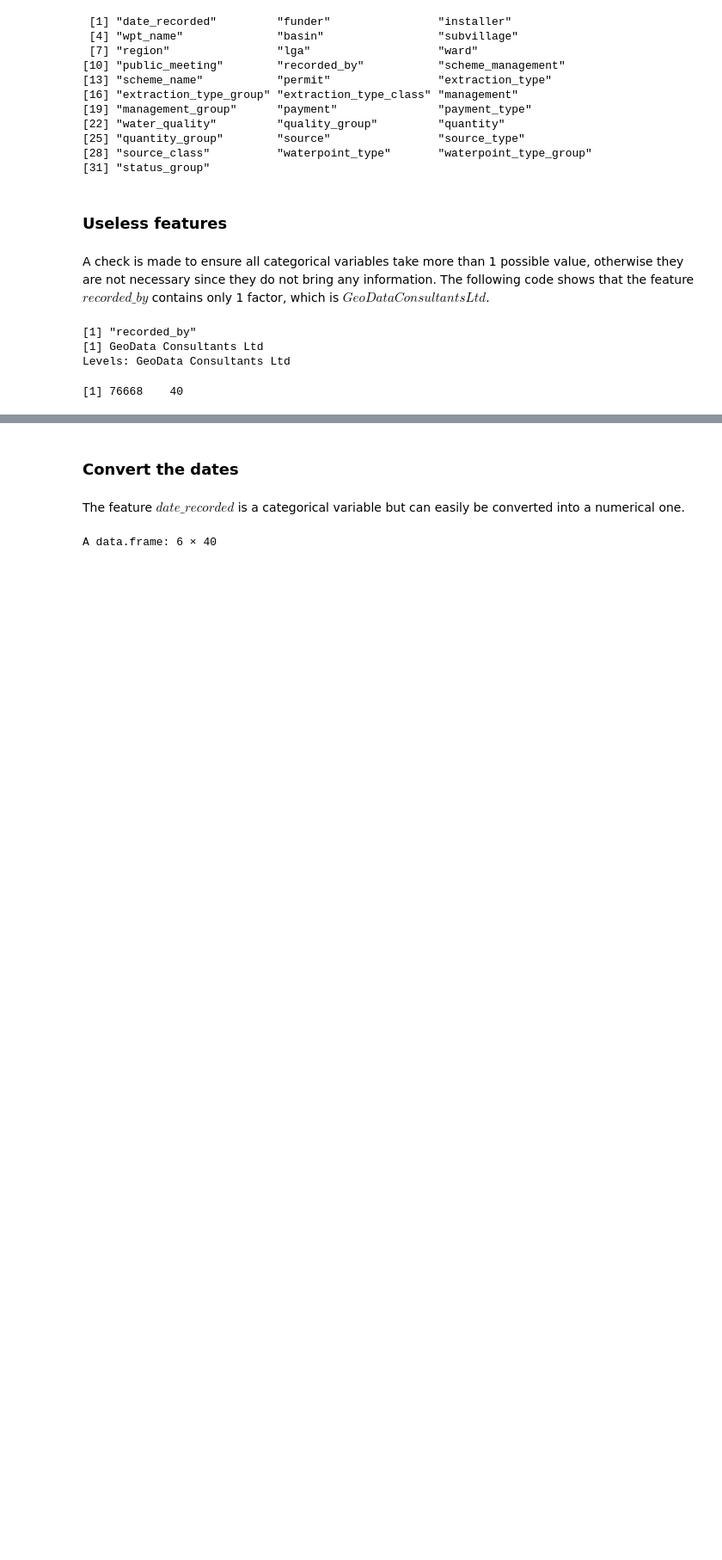
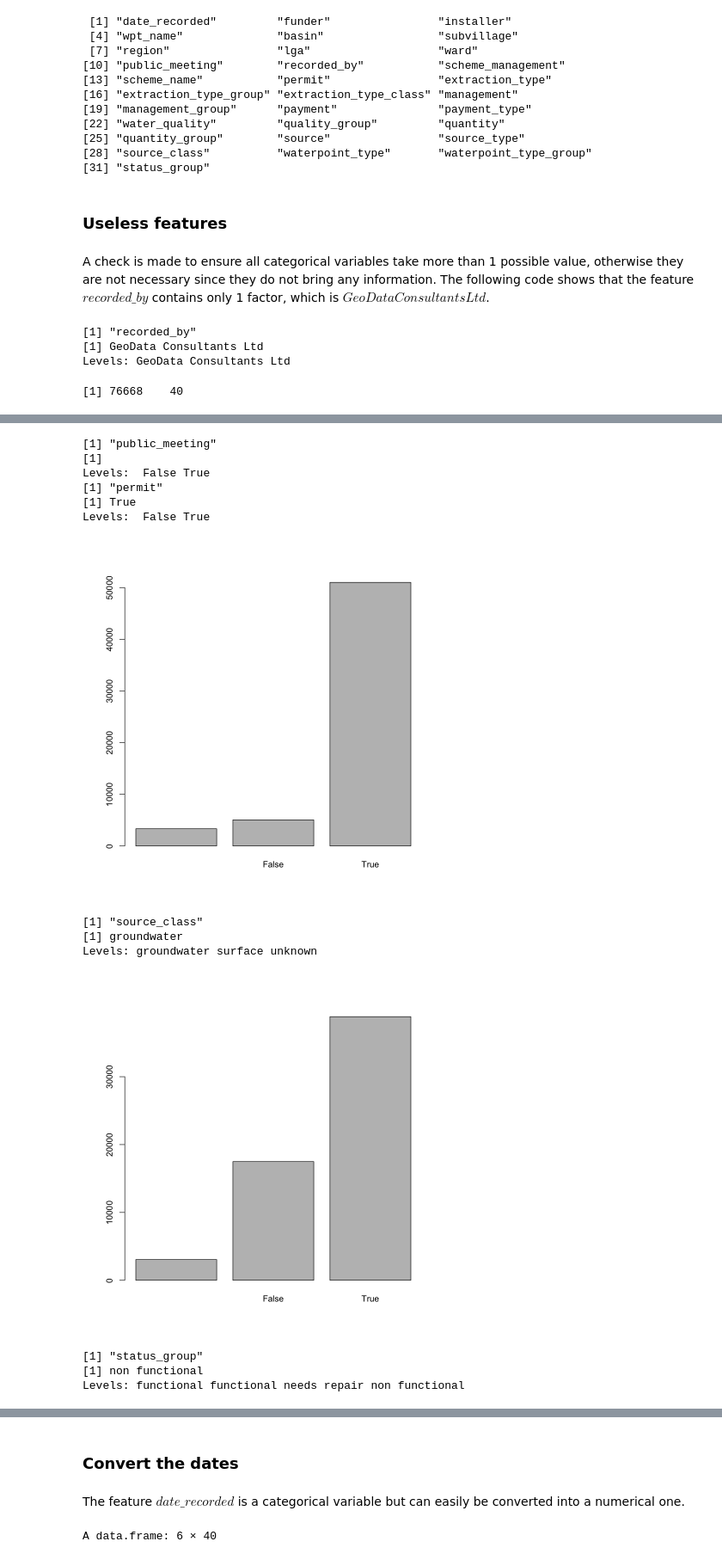
Before and after one commit to miromatagne/Driven-Data-Competition, a Jupyter notebook: ReportTemplate.ipynb, the cells around one changed output, grey strips where cells are left out. Shown at 86% size. Saved outputs shown, nothing was run; the diff lists cells and outputs as text; code cells hidden in the pictures; blank space fills up the shorter version.

```diff
--- a/ReportTemplate.ipynb
+++ b/ReportTemplate.ipynb
@@ -219,0 +234,24 @@ dim(demo_data)
+# %%
+for (n in colnames(data[,categorical_variables])) {
+    l <- nlevels(data[,n])
+    if (l == 3) {
+        print(n)
+        print(data[1,n])
+        barplot(table(data[,n]))
+    }
+}
+# %% [output]
+[1] "public_meeting"
+[1]
+Levels:  False True
+[1] "permit"
+[1] True
+Levels:  False True
+[figure, added]
+[1] "source_class"
+[1] groundwater
+Levels: groundwater surface unknown
+[figure, added]
+[1] "status_group"
+[1] non functional
+Levels: functional functional needs repair non functional
```
Also changed, not shown: parts of 15 cells of this notebook, 2 other files.
